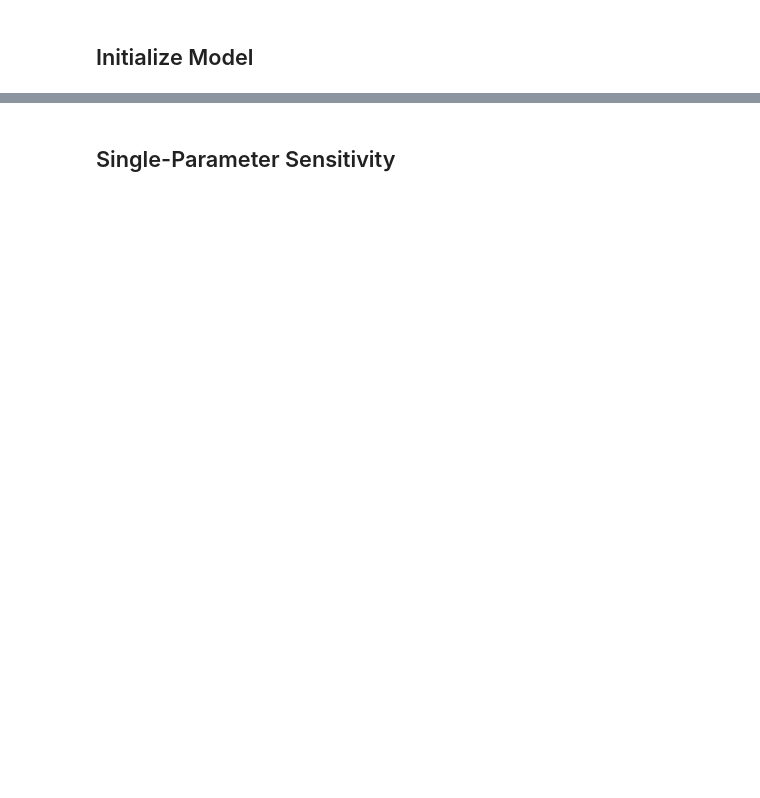
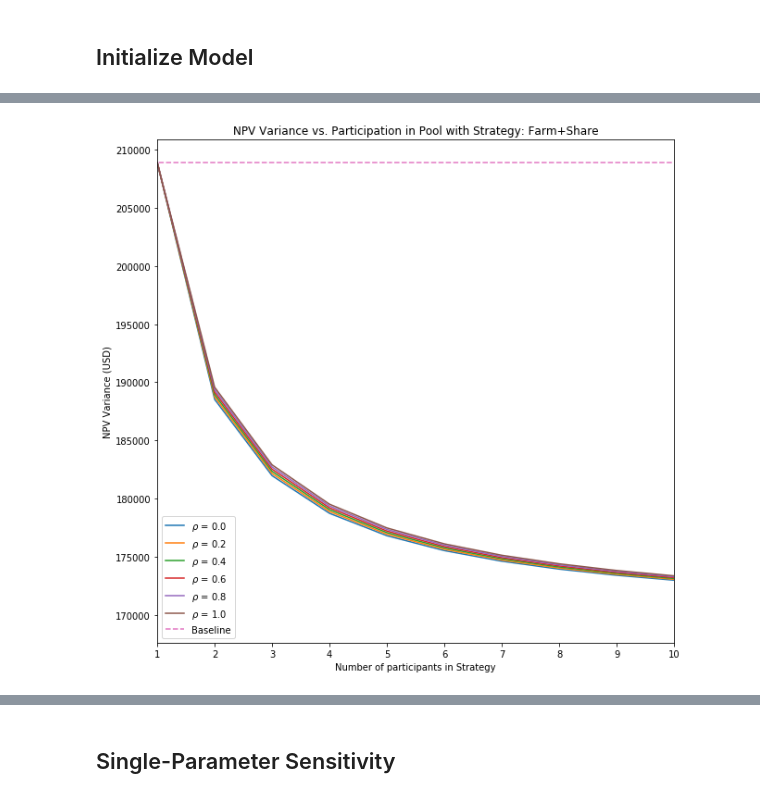
Before and after one commit to nchoquettelevy/FarmerGameTheorySimulation, a Jupyter notebook: RiskTransferSimulations.ipynb, the cells around one changed output, grey strips where cells are left out. Saved outputs shown, nothing was run; the diff lists cells and outputs as text; code cells hidden in the pictures; blank space fills up the shorter version.

```diff
--- a/RiskTransferSimulations.ipynb
+++ b/RiskTransferSimulations.ipynb
@@ -714 +843,46 @@ Current Strategy: FarmMigrate+Share+Ins
+# %%
+#Plotting variance of shared pool as a function of participants
+
+x = np.linspace(0,households, households+1)
+
+y = np.zeros(households+1)
+y_0 = np.zeros(households+1)
+strategy='Farm+Share'
+baseline = 'Farm'
+
+
+rho = np.linspace(0, 1, 6)
+keys = []
+for i in range(len(rho)):
+    keys.append(str(rho[i]))
+
+y_dict = {key : y for key in keys}
+y0_dict = {key: y_0 for key in keys}
+
+
+f, ax1 = plt.subplots(figsize=[10,10])
+
+for j, value in enumerate(keys):
+
+    frequency_dist = {key: 0 for key in strategy_names}
+    for i in range(len(x)):
+        frequency_dist[strategy] = x[i] / households
+        variances = variance_calc(mu_farm, farm_k, p_drought, alpha, var_drought, var_nd, var_migrate, beta, rho_mig, frequency_dist, households, rho[j], strategy_names, time_horizon, discount_rate)
+        y_dict[value][i], y0_dict[value][i] = variances[strategy], variances[baseline]
+
+
+    ax1.plot(x,y_dict[value], label= r'$\rho$ = ' + value[0:3])
+ax1.plot(x,y0_dict[value], ls='--', label='Baseline')
+#ax1.plot(x, y_0, ls='--')
+ax1.set_ylabel('NPV Variance (USD)')
+ax1.set_xlabel('Number of participants in Strategy')
+ax1.set_xlim([1,10])
+#ax1.set_ylim([2000000, 4500000])
+plt.legend()
+plt.title('NPV Variance vs. Participation in Pool with Strategy: ' + str(strategy))
+plt.show()
+
+#plt.savefig('PoolVariance_Farm.png', bbox_inches='tight')
+# %% [output]
+[figure, added]
 # %% [markdown]
```
Also changed, not shown: parts of 39 cells of this notebook.
